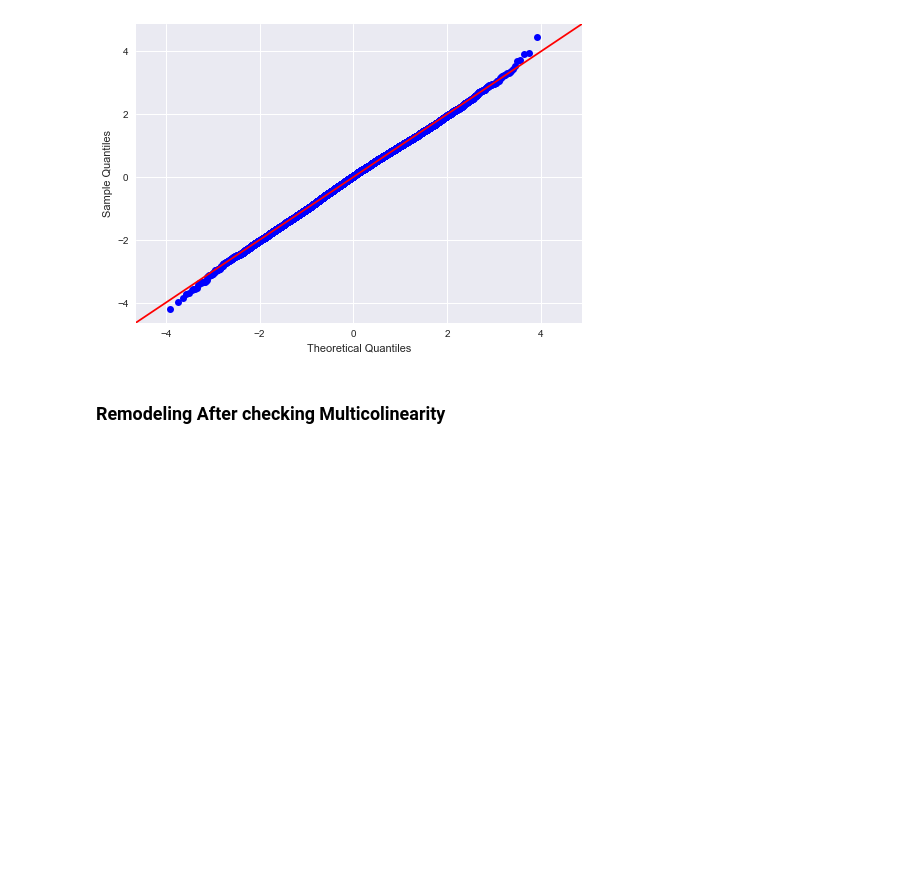
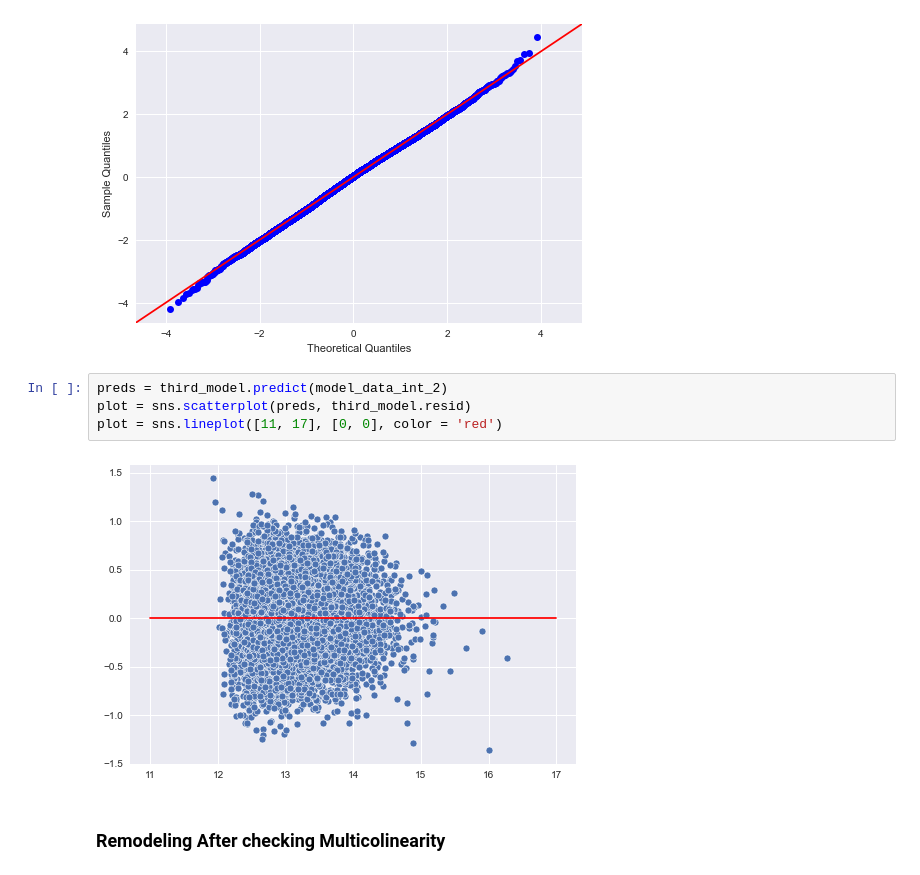
Before and after one commit to henrysvg/dsc-phase-2-project-v2-3, a Jupyter notebook: student.ipynb, the cells around one changed output. Drawn from its saved outputs; the diff is of its cells as text; blank space fills up the shorter version.

```diff
--- a/student.ipynb
+++ b/student.ipynb
@@ -559,6 +559,12 @@ strong multicollinearity or other numerical problems.
 fig = sm.graphics.qqplot(third_model.resid, dist=stats.norm, line='45', fit=True)
 # %% [output]
 [figure]
+# %%
+preds = third_model.predict(model_data_int_2)
+plot = sns.scatterplot(preds, third_model.resid)
+plot = sns.lineplot([11, 17], [0, 0], color = 'red')
+# %% [output]
+[figure, added]
 # %% [markdown]
 ### Remodeling After checking Multicolinearity
 # %%
```
Also changed, not shown: parts of 13 cells of this notebook.
